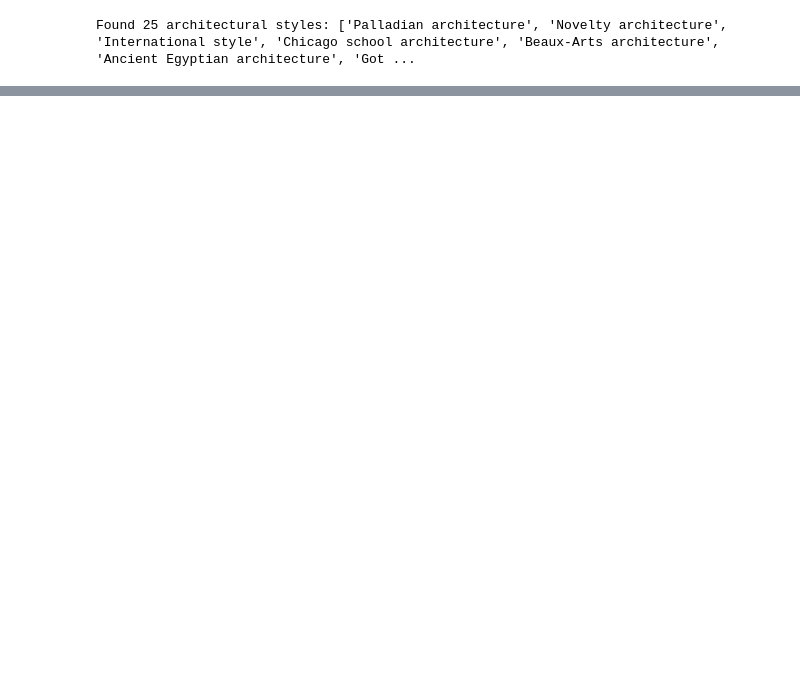
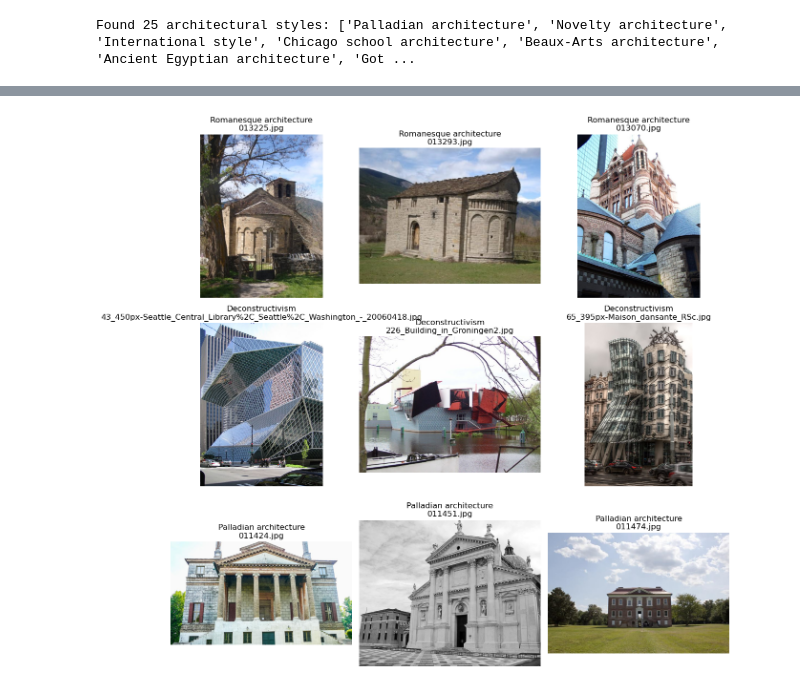
Before and after one commit to AttePiltonen/architectural_classifier, a Jupyter notebook: EDA.ipynb, the cells around one changed output, grey strips where cells are left out. Drawn from its saved outputs; the diff is of its cells as text; code cells hidden in the pictures; blank space fills up the shorter version.

```diff
--- a/EDA.ipynb
+++ b/EDA.ipynb
@@ -110,0 +116,28 @@ plt.show()
+# %%
+# Set the random seed for reproducibility
+np.random.seed(42)
+
+# List all styles
+styles = [style for style in os.listdir(DATA_PATH) if not style.startswith('.')]
+
+# Randomly select three styles
+selected_styles = np.random.choice(styles, 3, replace=False)
+
+fig, axs = plt.subplots(3, 3, figsize=(12, 12))
+
+# Iterate over each selected style and display images
+for i, style in enumerate(selected_styles):
+    image_files = [f for f in os.listdir(os.path.join(DATA_PATH, style)) if not f.startswith('.')]
+    selected_images = np.random.choice(image_files, 3, replace=False)
+
+    for j, image_file in enumerate(selected_images):
+        image_path = os.path.join(DATA_PATH, style, image_file)
+        img = Image.open(image_path)
+        axs[i, j].imshow(img)
+        axs[i, j].set_title(f"{style}\n{image_file}")
+        axs[i, j].axis('off')
+
+plt.tight_layout()
+plt.show()
+# %% [output]
+[figure, added]
```
Also changed, not shown: parts of 12 cells of this notebook.
